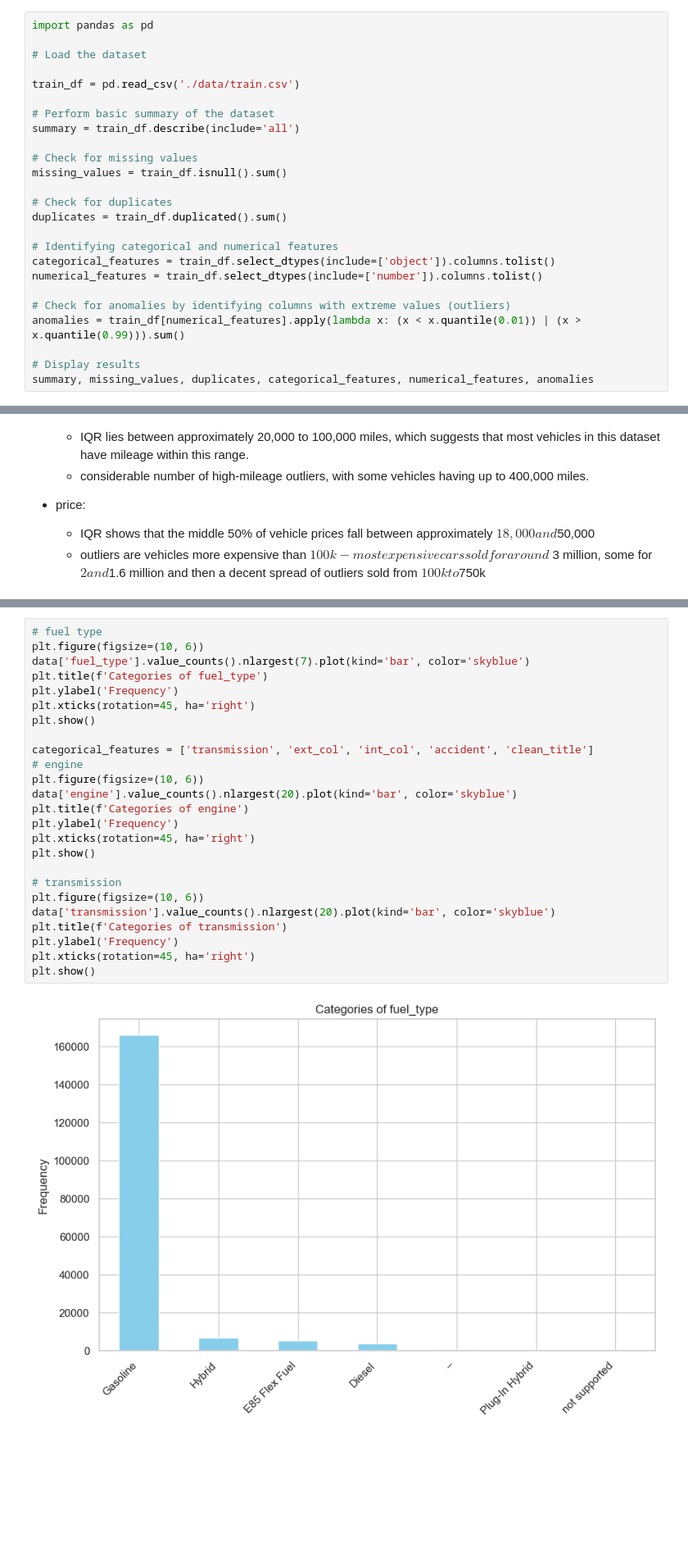
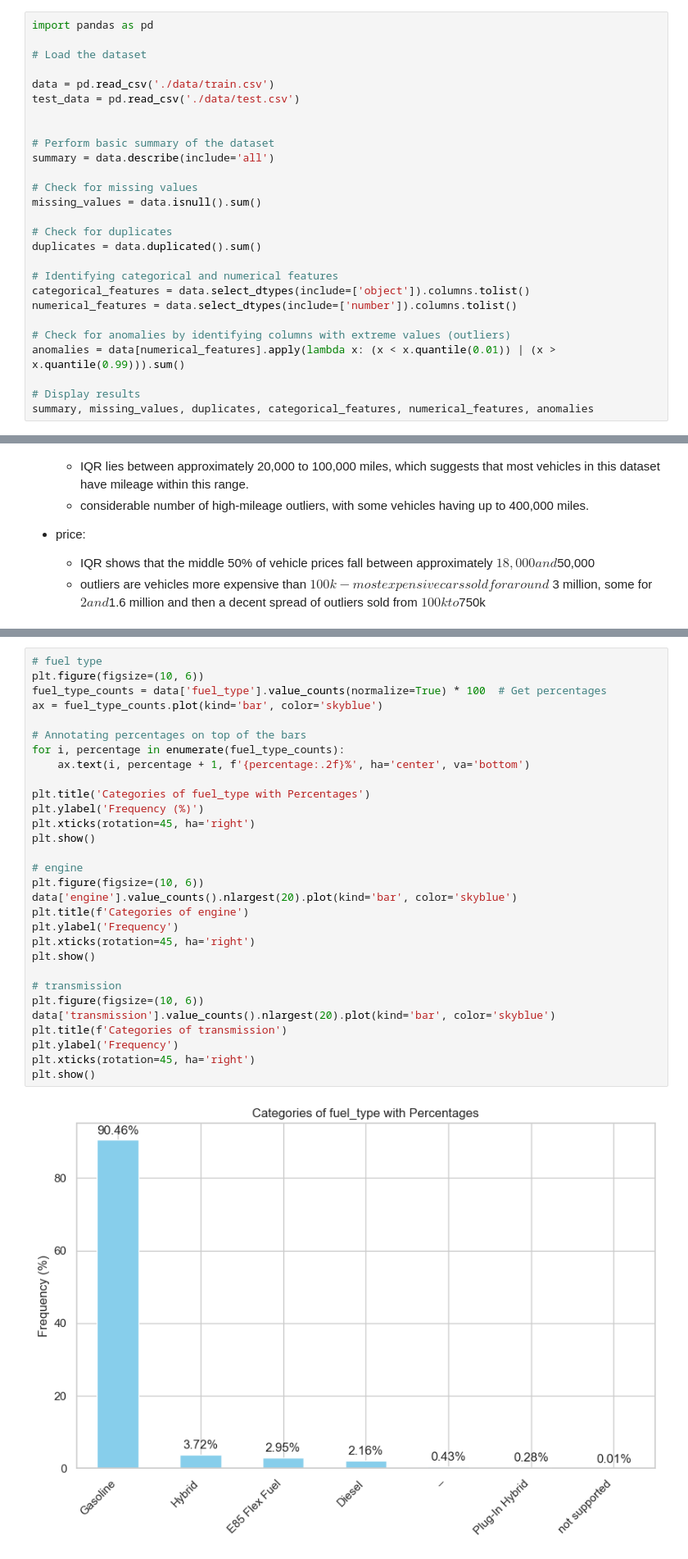
Before and after one commit to dimakazlouski/Used-Car-Prices-Regression, a Jupyter notebook: notebook.ipynb, the cells around one changed output, grey strips where cells are left out. Shown at 82% size. Cells and saved outputs as stored; diff of their text form; blank space fills up the shorter version.

Commit message:
completed data preprocessing, going to skip feature selection temporarily and see how well a basic model with all features performs next

```diff
--- a/notebook.ipynb
+++ b/notebook.ipynb
@@ -5,23 +5,25 @@ import pandas as pd
 
 # Load the dataset
 
-train_df = pd.read_csv('./data/train.csv')
+data = pd.read_csv('./data/train.csv')
+test_data = pd.read_csv('./data/test.csv')
+
 
 # Perform basic summary of the dataset
-summary = train_df.describe(include='all')
+summary = data.describe(include='all')
 
 # Check for missing values
-missing_values = train_df.isnull().sum()
+missing_values = data.isnull().sum()
 
 # Check for duplicates
-duplicates = train_df.duplicated().sum()
+duplicates = data.duplicated().sum()
 
 # Identifying categorical and numerical features
-categorical_features = train_df.select_dtypes(include=['object']).columns.tolist()
-numerical_features = train_df.select_dtypes(include=['number']).columns.tolist()
+categorical_features = data.select_dtypes(include=['object']).columns.tolist()
+numerical_features = data.select_dtypes(include=['number']).columns.tolist()
 
 # Check for anomalies by identifying columns with extreme values (outliers)
-anomalies = train_df[numerical_features].apply(lambda x: (x < x.quantile(0.01)) | (x > x.quantile(0.99))).sum()
+anomalies = data[numerical_features].apply(lambda x: (x < x.quantile(0.01)) | (x > x.quantile(0.99))).sum()
 
 # Display results
 summary, missing_values, duplicates, categorical_features, numerical_features, anomalies
@@ -199,30 +200,35 @@ plt.show()
 # %%
 # fuel type
 plt.figure(figsize=(10, 6))
-data['fuel_type'].value_counts().nlargest(7).plot(kind='bar', color='skyblue')
-plt.title(f'Categories of fuel_type')
-plt.ylabel('Frequency')
+fuel_type_counts = data['fuel_type'].value_counts(normalize=True) * 100  # Get percentages
+ax = fuel_type_counts.plot(kind='bar', color='skyblue')
+
+# Annotating percentages on top of the bars
+for i, percentage in enumerate(fuel_type_counts):
+    ax.text(i, percentage + 1, f'{percentage:.2f}%', ha='center', va='bottom')
+
+plt.title('Categories of fuel_type with Percentages')
+plt.ylabel('Frequency (%)')
 plt.xticks(rotation=45, ha='right')
 plt.show()
 
-categorical_features = ['transmission', 'ext_col', 'int_col', 'accident', 'clean_title']
 # engine
 plt.figure(figsize=(10, 6))
 data['engine'].value_counts().nlargest(20).plot(kind='bar', color='skyblue')
 plt.title(f'Categories of engine')
 plt.ylabel('Frequency')
 plt.xticks(rotation=45, ha='right')
 plt.show()
 
 # transmission
 plt.figure(figsize=(10, 6))
 data['transmission'].value_counts().nlargest(20).plot(kind='bar', color='skyblue')
 plt.title(f'Categories of transmission')
 plt.ylabel('Frequency')
 plt.xticks(rotation=45, ha='right')
 plt.show()
 # %% [output]
-[figure, old version]
+[figure, new version]
 [figure]
 [figure]
 # %%
```
Also changed, not shown: parts of 36 cells of this notebook.
